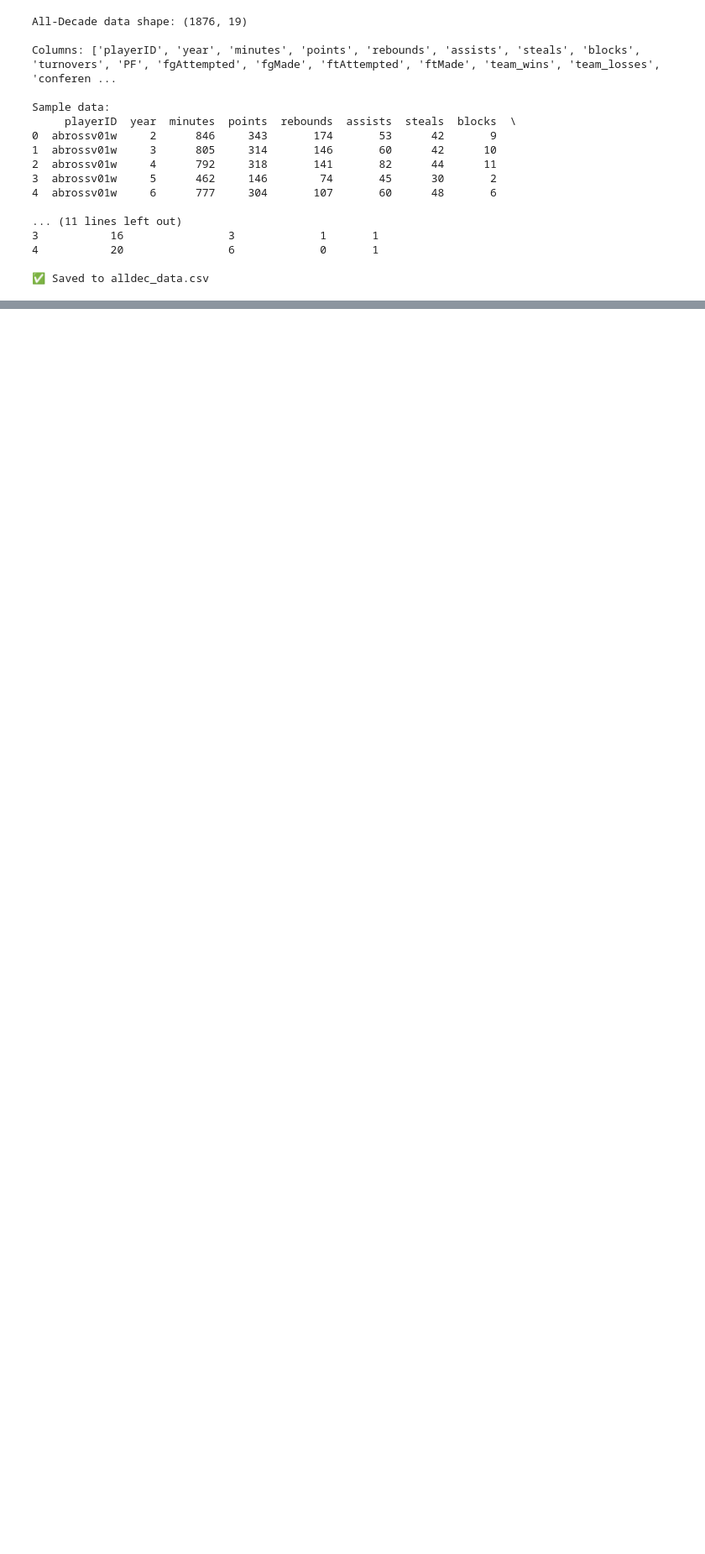
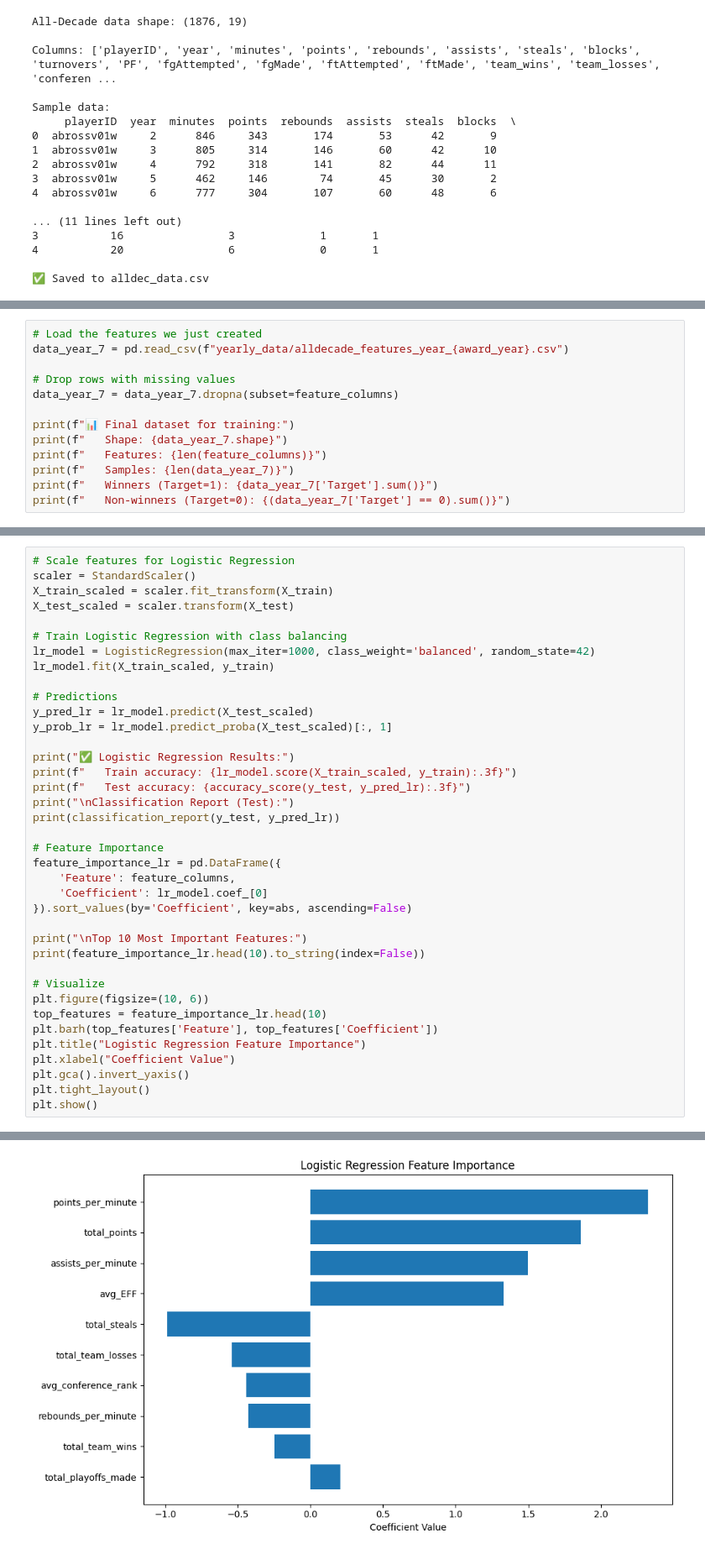
Before and after one commit to FranciscoAlves124/AC, a Jupyter notebook: project_data/awards/all_decade/all_decade.ipynb, the cells around one changed output, grey strips where cells are left out. Shown at 84% size. Saved outputs shown, nothing was run; the diff lists cells and outputs as text; blank space fills up the shorter version.

Commit message:
Changes in pipelines and rookie award pipeline done

```diff
--- a/project_data/awards/all_decade/all_decade.ipynb
+++ b/project_data/awards/all_decade/all_decade.ipynb
@@ -366,0 +221,13 @@ Coverage rate: 53.3%
+# %%
+# Load the features we just created
+data_year_7 = pd.read_csv(f"yearly_data/alldecade_features_year_{award_year}.csv")
+
+# Drop rows with missing values
+data_year_7 = data_year_7.dropna(subset=feature_columns)
+
+print(f"📊 Final dataset for training:")
+print(f"   Shape: {data_year_7.shape}")
+print(f"   Features: {len(feature_columns)}")
+print(f"   Samples: {len(data_year_7)}")
+print(f"   Winners (Target=1): {data_year_7['Target'].sum()}")
+print(f"   Non-winners (Target=0): {(data_year_7['Target'] == 0).sum()}")
@@ -366,0 +279,39 @@ Coverage rate: 53.3%
+# %%
+# Scale features for Logistic Regression
+scaler = StandardScaler()
+X_train_scaled = scaler.fit_transform(X_train)
+X_test_scaled = scaler.transform(X_test)
+
+# Train Logistic Regression with class balancing
+lr_model = LogisticRegression(max_iter=1000, class_weight='balanced', random_state=42)
+lr_model.fit(X_train_scaled, y_train)
+
+# Predictions
+y_pred_lr = lr_model.predict(X_test_scaled)
+y_prob_lr = lr_model.predict_proba(X_test_scaled)[:, 1]
+
+print("✅ Logistic Regression Results:")
+print(f"   Train accuracy: {lr_model.score(X_train_scaled, y_train):.3f}")
+print(f"   Test accuracy: {accuracy_score(y_test, y_pred_lr):.3f}")
+print("\nClassification Report (Test):")
+print(classification_report(y_test, y_pred_lr))
+
+# Feature Importance
+feature_importance_lr = pd.DataFrame({
+    'Feature': feature_columns,
+    'Coefficient': lr_model.coef_[0]
+}).sort_values(by='Coefficient', key=abs, ascending=False)
+
+print("\nTop 10 Most Important Features:")
+print(feature_importance_lr.head(10).to_string(index=False))
+
+# Visualize
+plt.figure(figsize=(10, 6))
+top_features = feature_importance_lr.head(10)
+plt.barh(top_features['Feature'], top_features['Coefficient'])
+plt.title("Logistic Regression Feature Importance")
+plt.xlabel("Coefficient Value")
+plt.gca().invert_yaxis()
+plt.tight_layout()
+plt.show()
+# %% [output]
@@ -366,0 +335 @@ Coverage rate: 53.3%
+[figure, added]
```
Also changed, not shown: parts of 36 cells of this notebook, 10 other files.
